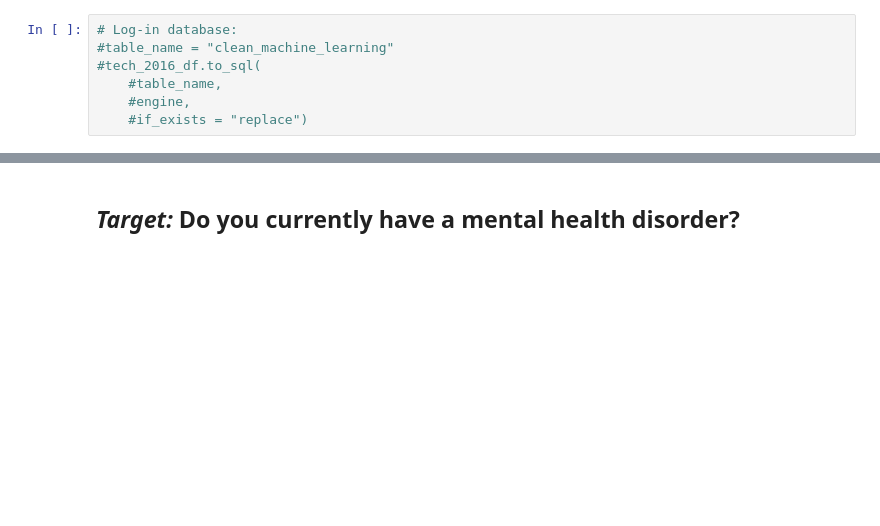
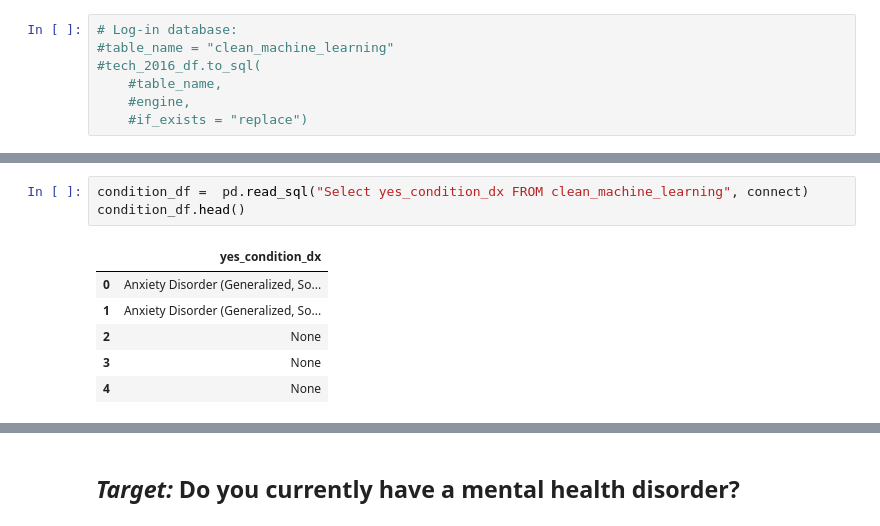
Before and after one commit to ArtTucker/mental_health_and_economics, a Jupyter notebook: machine_learning/ML_model_2.0.ipynb, the cells around one changed output, grey strips where cells are left out. Drawn from its saved outputs; the diff is of its cells as text; blank space fills up the shorter version.

```diff
--- a/machine_learning/machine_learning_model.ipynb
+++ b/machine_learning/ML_model_2.0.ipynb
@@ -506,0 +510,10 @@ condition_dx_df.plot()
+# %%
+condition_df =  pd.read_sql("Select yes_condition_dx FROM clean_machine_learning", connect)
+condition_df.head()
+# %% [output]
+|  | yes_condition_dx |
+| 0 | Anxiety Disorder (Generalized, So... |
+| 1 | Anxiety Disorder (Generalized, So... |
+| 2 | None |
+| 3 | None |
+| 4 | None |
```
Also changed, not shown: parts of 38 cells of this notebook, 2 other files.
